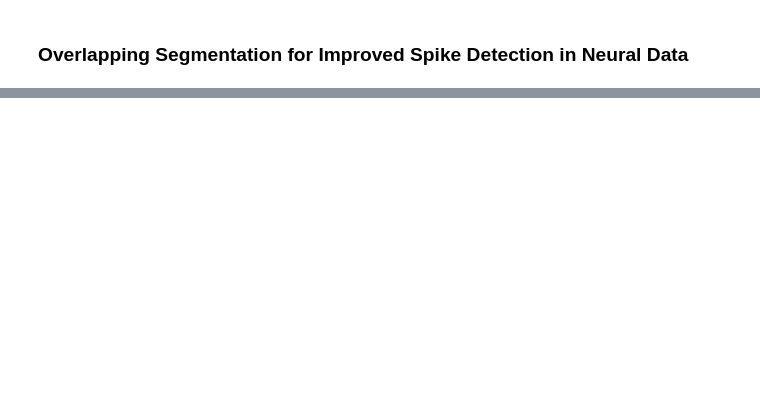
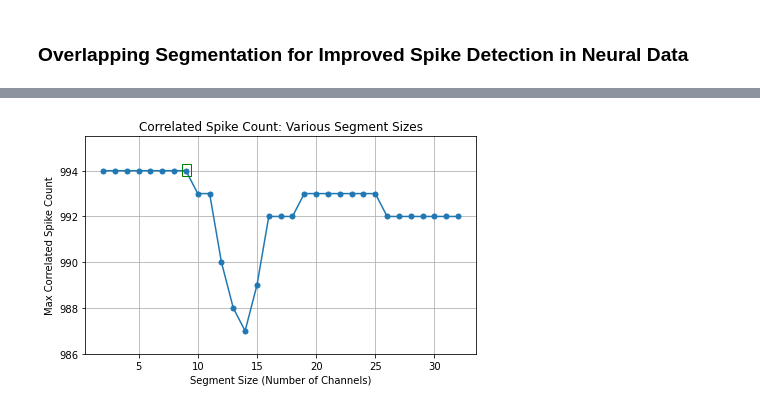
Before and after one commit to Zeinab-Mohammadi/GEMsort, a Jupyter notebook: Adaptive_algorithm_enhancements/Overlapping_Segmentation_for_Improved_Spike_Detection_review.ipynb, the cells around one changed output, grey strips where cells are left out. Saved outputs shown, nothing was run; the diff lists cells and outputs as text; code cells hidden in the pictures; blank space fills up the shorter version.

```diff
--- a/Adaptive_algorithm_enhancements/Overlapping_Segmentation_for_Improved_Spike_Detection_review.ipynb
+++ b/Adaptive_algorithm_enhancements/Overlapping_Segmentation_for_Improved_Spike_Detection_review.ipynb
@@ -223,31 +243,33 @@ for block_start, block_size in neuron_blocks:
 def count_correlated_spikes(data, max_segment_size):
     num_channels, num_time_points = data.shape
     max_correlated_counts = []
     for segment_size in range(2, max_segment_size + 1):
         max_count = 0
         for start_channel in range(num_channels - segment_size + 1):
             segment = data[start_channel:start_channel + segment_size, :]
             correlated_spikes = (np.sum(segment, axis=0) >= 0.85 * segment_size).sum()
             max_count = max(max_count, correlated_spikes)
         max_correlated_counts.append(max_count)
     return max_correlated_counts
 
 correlated_spike_counts = count_correlated_spikes(spike_matrix, num_channels)
 
-plt.figure(figsize=(7, 3))
+plt.figure(figsize=(7, 4))
 T= int(num_channels/2) + 1
 plt.plot(range(2, T), correlated_spike_counts[0:T-2], marker='o', markersize=5)
 # plt.xlim(0, 32.2)
 ax = plt.gca()
 highlight_x = 9
 highlight_y = correlated_spike_counts[highlight_x-2]
 
 ax.text(highlight_x, highlight_y, ' ', color='red', size=4,
         bbox=dict(facecolor='none', edgecolor='green'))
 plt.xlabel('Segment Size (Number of Channels)')
 plt.ylabel('Max Correlated Spike Count')
 plt.title('Correlated Spike Count: Various Segment Sizes')
 plt.grid(True)
 plt.ylim(986, 995.5)
 # plt.savefig(path +'Correlated Spike Count: Various Segment Size.pdf')
 plt.show()
+# %% [output]
+[figure, added]
```
Also changed, not shown: parts of 10 cells of this notebook, 2 other files.
